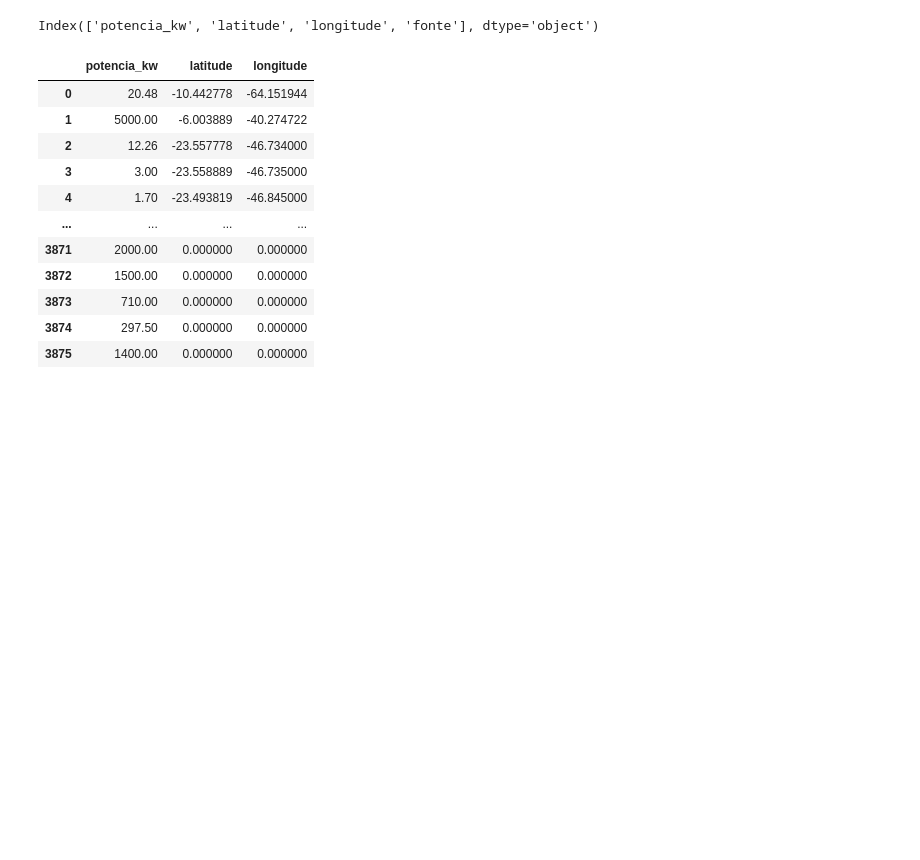
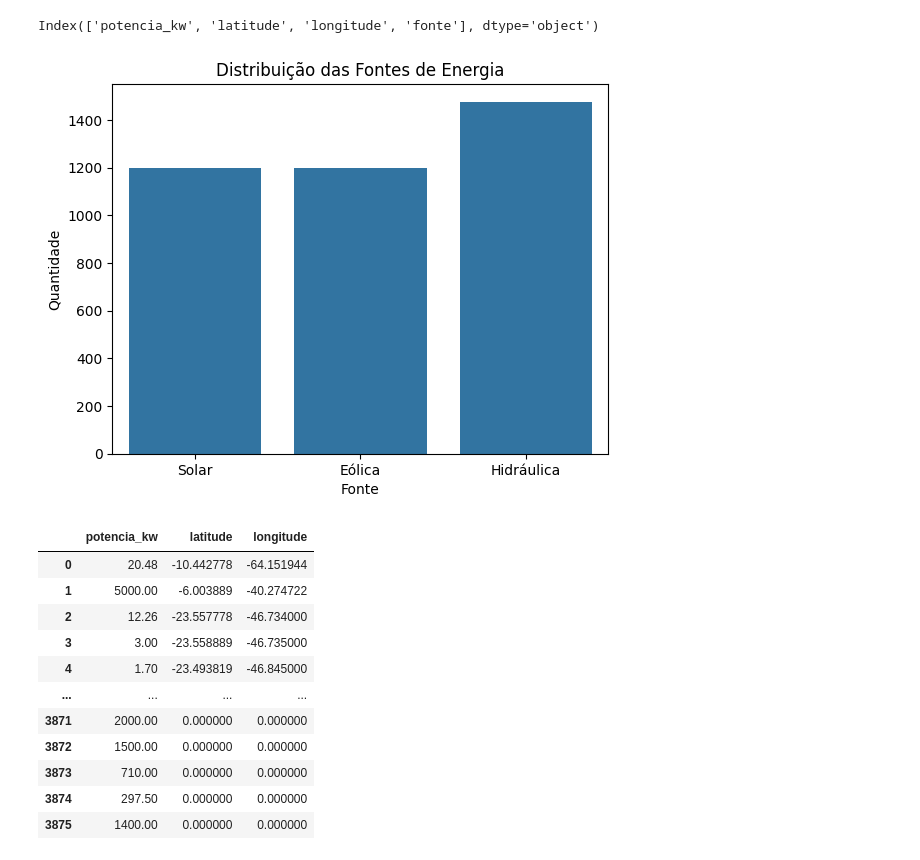
Before and after one commit to pedroyoshikadogarcia/Checkpoint-2-SERS-02.2026, a Jupyter notebook: Aula_APIs_Energia_Renovavel_ML.ipynb, the cells around one changed output. Cells and saved outputs as stored; diff of their text form; code cells hidden in the pictures; blank space fills up the shorter version.

```diff
--- a/Aula_APIs_Energia_Renovavel_ML.ipynb
+++ b/Aula_APIs_Energia_Renovavel_ML.ipynb
@@ -181,6 +225,16 @@ df.head(20)
 df.columns
 # %% [output]
 Index(['potencia_kw', 'latitude', 'longitude', 'fonte'], dtype='object')
+# %%
+sns.countplot(data=df, x='fonte')
+
+plt.title('Distribuição das Fontes de Energia')
+plt.xlabel('Fonte')
+plt.ylabel('Quantidade')
+
+plt.show()
+# %% [output]
+[figure, added]
 # %%
 X = df.drop('fonte', axis=1)
 Y = df['fonte']
```
Also changed, not shown: parts of 59 cells of this notebook.
